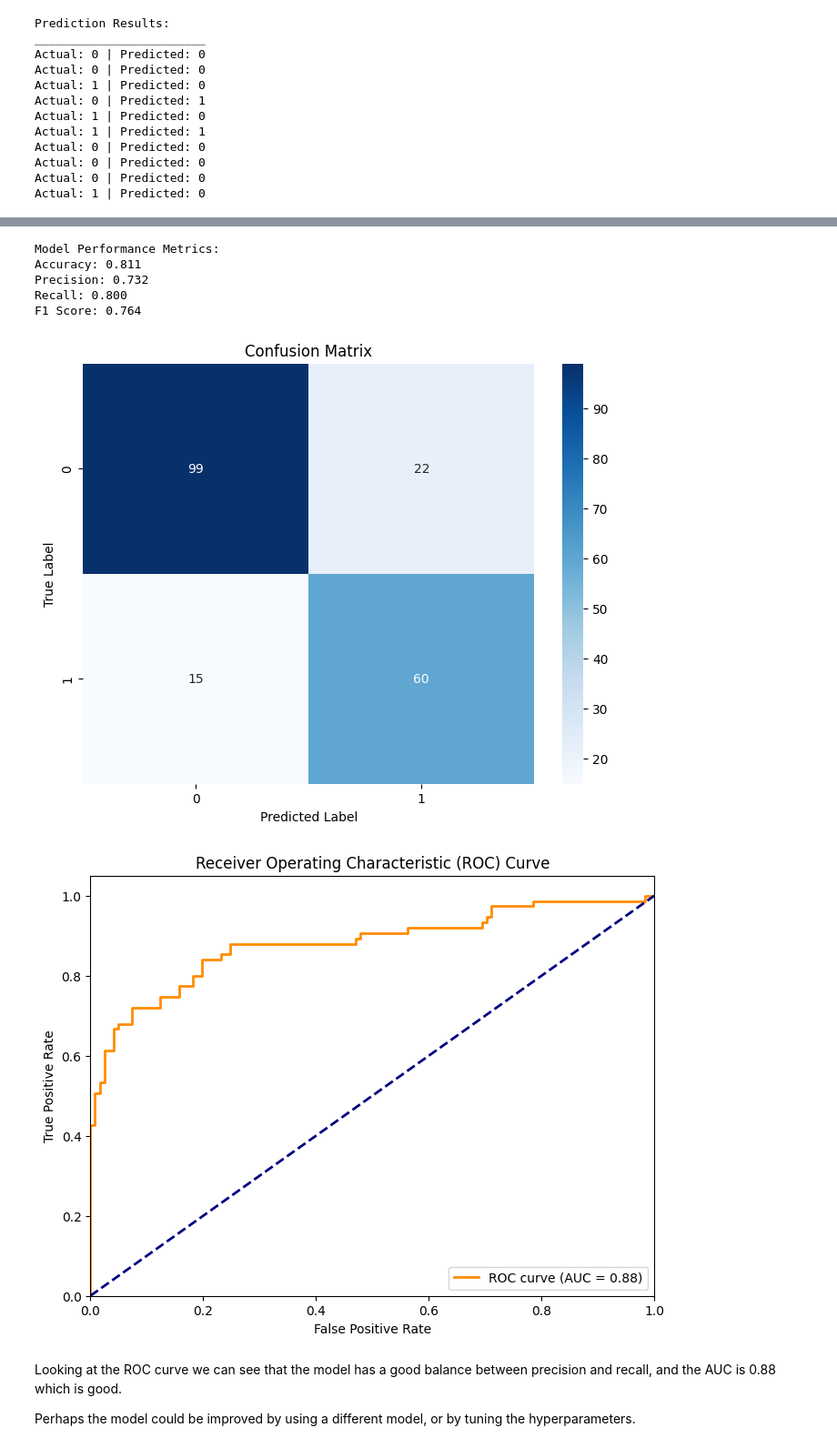
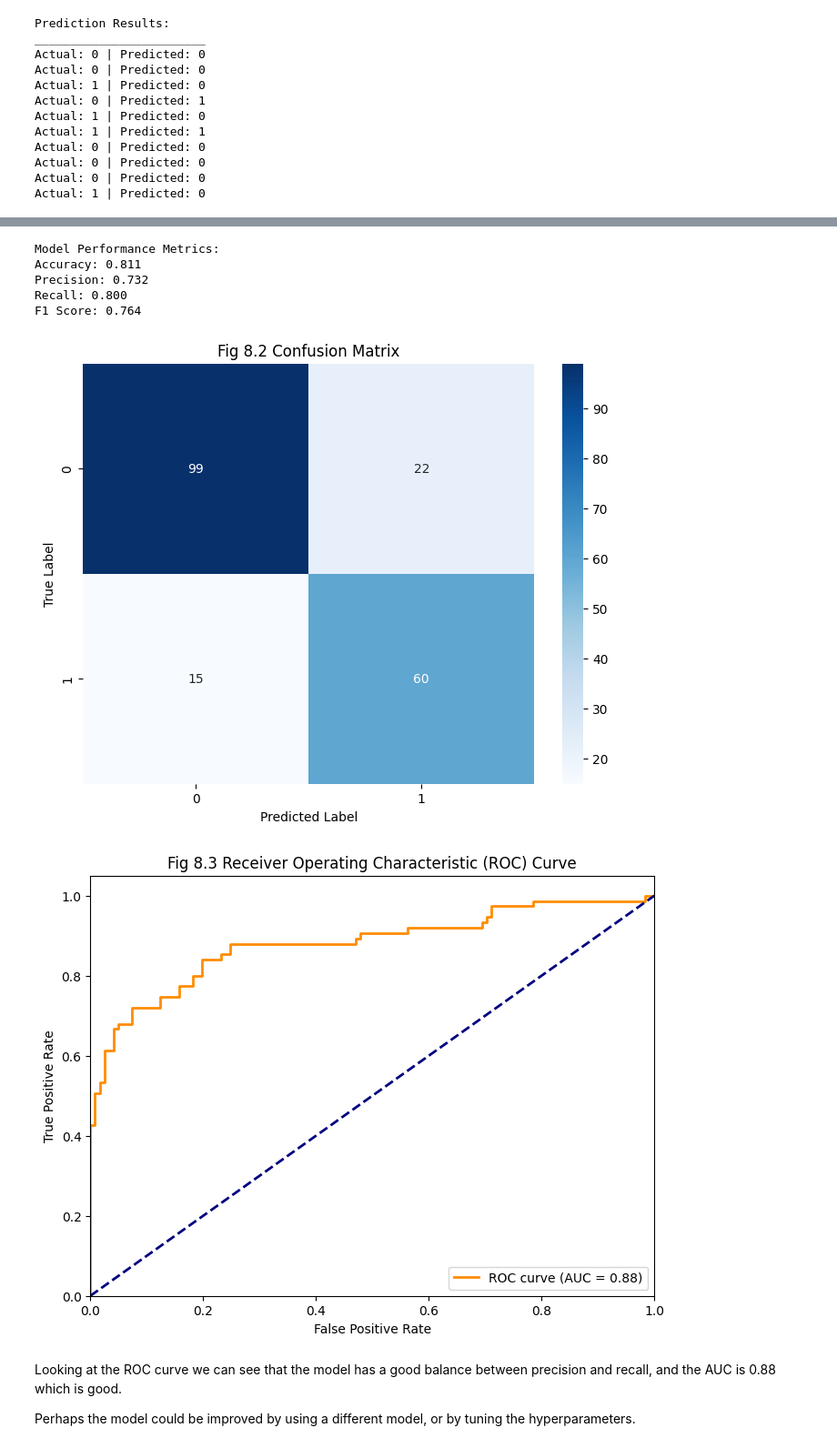
Before and after one commit to Soimanul/ML-fundamentals-2025, a Jupyter notebook: assignment_1_Vlad_Soimu[Soimu].ipynb, the cells around one changed output, grey strips where cells are left out. Shown: that part at 91% size. Saved outputs shown, nothing was run; the diff lists cells and outputs as text; code cells hidden in the pictures.

```diff
--- a/assignment_1_Vlad_Soimu[Soimu].ipynb
+++ b/assignment_1_Vlad_Soimu[Soimu].ipynb
@@ -637,37 +637,37 @@ print(f"F1 Score: {f1:.3f}")
 # Generate confusion matrix
 cm = confusion_matrix(y_val, y_pred)
 
 # Plot confusion matrix
 plt.figure(figsize=(8, 6))
 sns.heatmap(cm, annot=True, fmt="d", cmap="Blues")
-plt.title("Confusion Matrix")
+plt.title("Fig 8.2 Confusion Matrix")
 plt.ylabel("True Label")
 plt.xlabel("Predicted Label")
 plt.show()
 
 # Plot ROC curve
 y_pred_proba = model.predict_proba(X_val_selected)[:, 1]
 fpr, tpr, _ = roc_curve(y_val, y_pred_proba)
 roc_auc = auc(fpr, tpr)
 
 plt.figure(figsize=(8, 6))
 plt.plot(fpr, tpr, color="darkorange", lw=2, label=f"ROC curve (AUC = {roc_auc:.2f})")
 plt.plot([0, 1], [0, 1], color="navy", lw=2, linestyle="--")
 plt.xlim([0.0, 1.0])
 plt.ylim([0.0, 1.05])
 plt.xlabel("False Positive Rate")
 plt.ylabel("True Positive Rate")
-plt.title("Receiver Operating Characteristic (ROC) Curve")
+plt.title("Fig 8.3 Receiver Operating Characteristic (ROC) Curve")
 plt.legend(loc="lower right")
 plt.show()
 # %% [output]
 Model Performance Metrics:
 Accuracy: 0.811
 Precision: 0.732
 Recall: 0.800
 F1 Score: 0.764
-[figure, old version]
+[figure, new version]
-[figure, old version]
+[figure, new version]
 # %% [markdown]
 Looking at the ROC curve we can see that the model has a good balance between precision and recall, and the AUC is 0.88 which is good.
 
```
Also changed, not shown: parts of 1 cell of this notebook.
